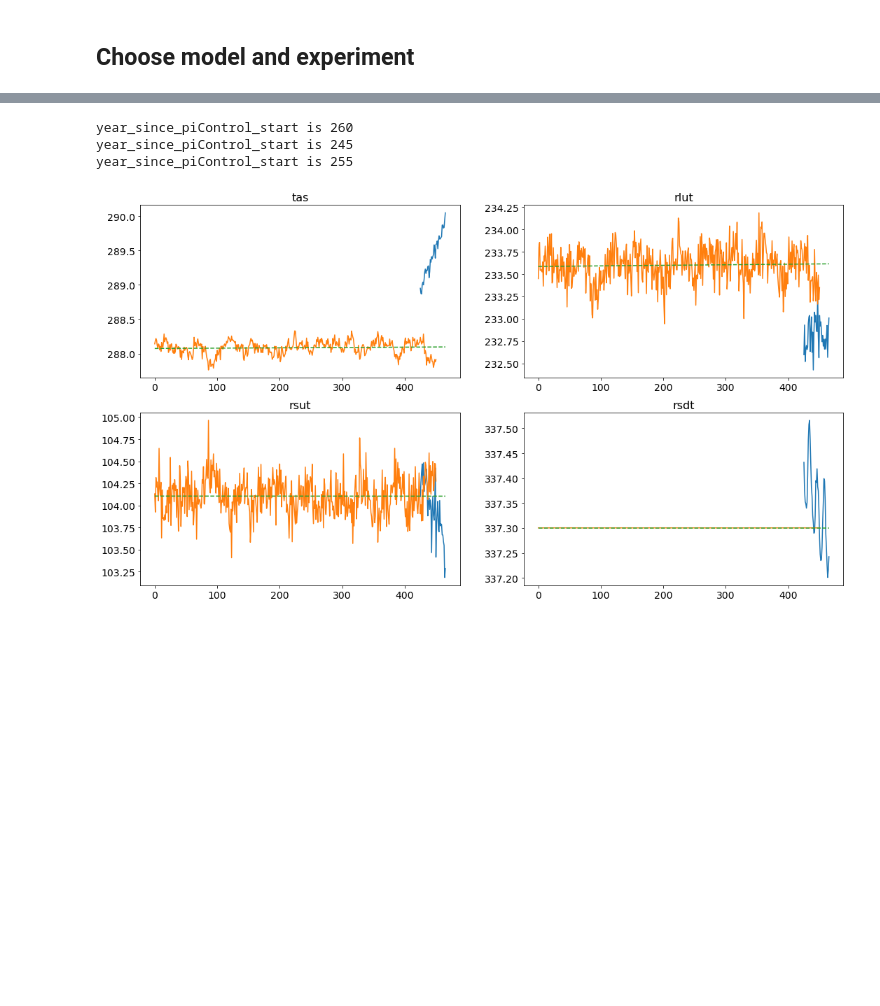
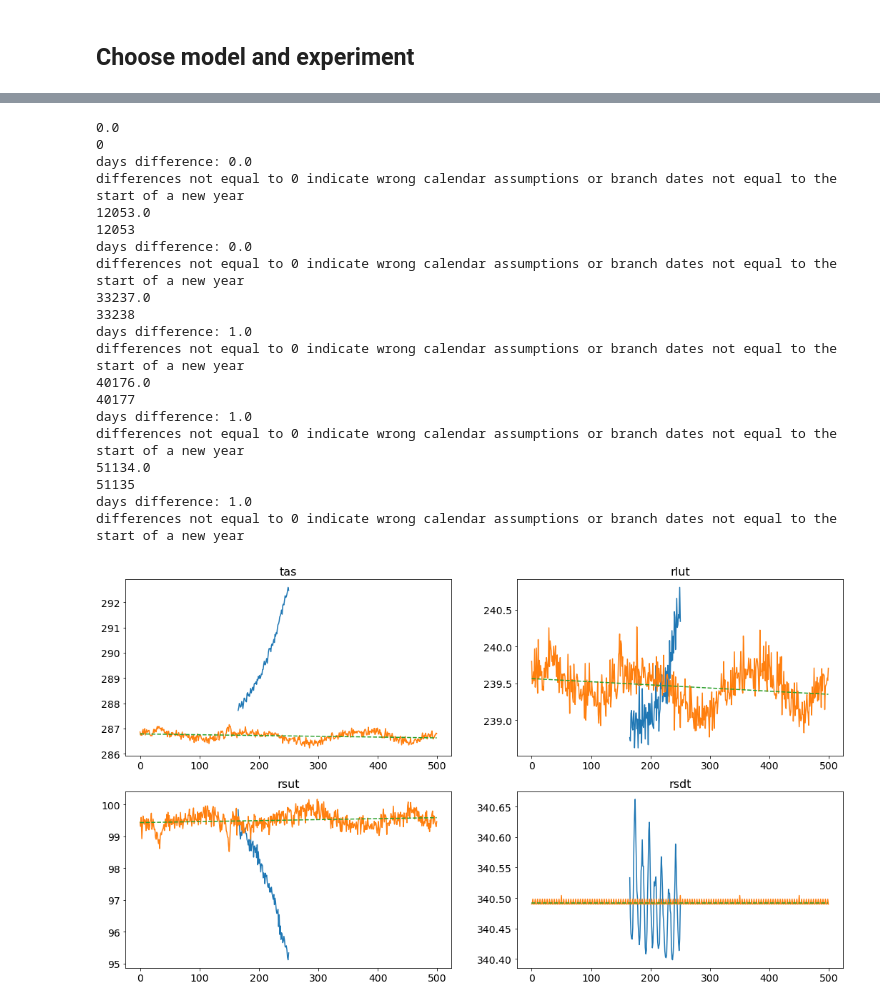
Before and after one commit to Hegebf/CMIP6-forcing, a Jupyter notebook: notebooks/Global_anomalies.ipynb, the cells around one changed output, grey strips where cells are left out. Saved outputs shown, nothing was run; the diff lists cells and outputs as text; code cells hidden in the pictures; blank space fills up the shorter version.

```diff
--- a/notebooks/Global_anomalies.ipynb
+++ b/notebooks/Global_anomalies.ipynb
@@ -80,19 +86,20 @@ def dpy(model, start_year, end_year):
 # %% [markdown]
 ## Choose model and experiment
 # %%
-model = 'BCC-ESM1'
+#model = 'HadGEM3-GC31-LL'
+model = 'CNRM-ESM2-1'
 
 
 #exp = 'piControl'
-#exp = 'abrupt-4xCO2'
+# = 'abrupt-4xCO2'
 #exp = 'abrupt-2xCO2'
 #exp = 'abrupt-0p5xCO2'
 
 #exp = 'historical'
 #exp = 'ssp126'
 #exp = 'ssp245'
-exp = 'ssp370'
-#exp = 'ssp585'
+#exp = 'ssp370'
+exp = 'ssp585'
 # %%
 branch_time_file = '../Processed_data/Branch_times/' + model + '_branch_times.txt'
 table = pd.read_table(branch_time_file,index_col=0, sep = ' ')
@@ -112,6 +128,7 @@ table
 plot_absolute_values = True
 plot_anomalies = False
 save_results = True
+#save_results = False
 
 expgroup0 = ['piControl']
 expgroup1 = ['abrupt-4xCO2', 'abrupt-2xCO2', 'abrupt-0p5xCO2']
@@ -153,6 +170,11 @@ for member in available_members:
             parent_df = parent_table.loc[parent_table['member'] == parent_member]
             branch_time_days = parent_df['branch_time_in_parent'].values[0]
             piControl_member = parent_df['parent_variant_id'].values[0]
+        if model in ['IPSL-CM6A-LR'] and exp == 'historical' and member == 'r32i1p1f1':
+            piControl_member = 'r1i1p1f1' # overwrite info saying that piControl member is also 'r32i1p1f1'
+        if model in ['CNRM-CM6-1', 'CNRM-ESM2-1'] and exp == 'abrupt-4xCO2':
+            piControl_member = 'r1i1p1f2' # this is the only control run available
+            # many CNRM-CM6-1 historical branch times are after the end of picontrol in , but I find no errata info about this. Maybe a later period of piControl is just not available
 
         # load piControl values.
         piControl_filename = model + '_piControl_' + piControl_member + '_means.txt'
@@ -162,7 +184,7 @@ for member in available_members:
         days_table = np.append([0],np.cumsum(dpy(model,piControl_start_year,piControl_start_year+1500)))
         # find index of element closest to branch_time_days
         year_since_piControl_start = (np.abs(days_table - branch_time_days)).argmin()
-        if model in ['BCC-CSM2-MR', 'BCC-ESM1'] and exp in expgroup2: # model with branch time given in years instead of days
+        if model in ['BCC-CSM2-MR', 'BCC-ESM1'] and exp in expgroup2: # models with branch time given in years instead of days
             year_since_piControl_start = int(branch_time_days - piControl_start_year)
             print('year_since_piControl_start is', year_since_piControl_start)
         elif model in ['CAMS-CSM1-0']: # branch times given in years instead of days for all experiments except piControl
@@ -275,34 +297,51 @@ for member in available_members:
             # create dataframe for storing anomalies
             exp_anomalies = pd.DataFrame(annual_anomalies.values, columns = [var])
         else:
             df_col = pd.DataFrame(annual_anomalies.values, columns = [var])
             exp_anomalies = pd.merge(exp_anomalies, df_col, left_index=True, right_index=True, how='outer')
 
         if plot_absolute_values == True: # plot abolute values and trends
             if exp in expgroup0:
                 axes[i].plot(datarange, y) # exp data
             else:
                 axes[i].plot(datarange, ydata) # exp data
             #axes[i].plot(x[:len(y)], y)
             axes[i].plot(x, y) # piControl
             axes[i].plot(np.arange(len(lintrend)), lintrend, '--') # piControl trend
             #axes[i].plot(x, lintrend[:len(x)]) # piControl trend
             axes[i].set_title(var, fontsize = 16)
             axes[i].tick_params(axis='both',labelsize=14)
         if plot_anomalies == True: # plot anomalies for visual check:
             axes2[i].plot(x, exp_anomalies[var])
             axes2[i].set_title(x, var, fontsize = 16)
             axes2[i].tick_params(axis='both',labelsize=14)
 
     if save_results == True:
         filename = model + '_' + exp + '_' + member + '_anomalies.txt'
         file = os.path.join('../Processed_data/Global_annual_anomalies/', model, exp, filename)
         if member == available_members[0]: # create directory for first member
             os.makedirs(os.path.dirname(file), exist_ok=False)
 
         exp_anomalies.to_csv(file)
 # %% [output]
-year_since_piControl_start is 260
-year_since_piControl_start is 245
-year_since_piControl_start is 255
+0.0
+0
+days difference: 0.0
+differences not equal to 0 indicate wrong calendar assumptions or branch dates not equal to the start of a new year
+12053.0
+12053
+days difference: 0.0
+differences not equal to 0 indicate wrong calendar assumptions or branch dates not equal to the start of a new year
+33237.0
+33238
+days difference: 1.0
+differences not equal to 0 indicate wrong calendar assumptions or branch dates not equal to the start of a new year
+40176.0
+40177
+days difference: 1.0
+differences not equal to 0 indicate wrong calendar assumptions or branch dates not equal to the start of a new year
+51134.0
+51135
+days difference: 1.0
+differences not equal to 0 indicate wrong calendar assumptions or branch dates not equal to the start of a new year
-[figure, old version]
+[figure, new version]
```
Also changed, not shown: parts of 4 cells of this notebook, 3 other files.
